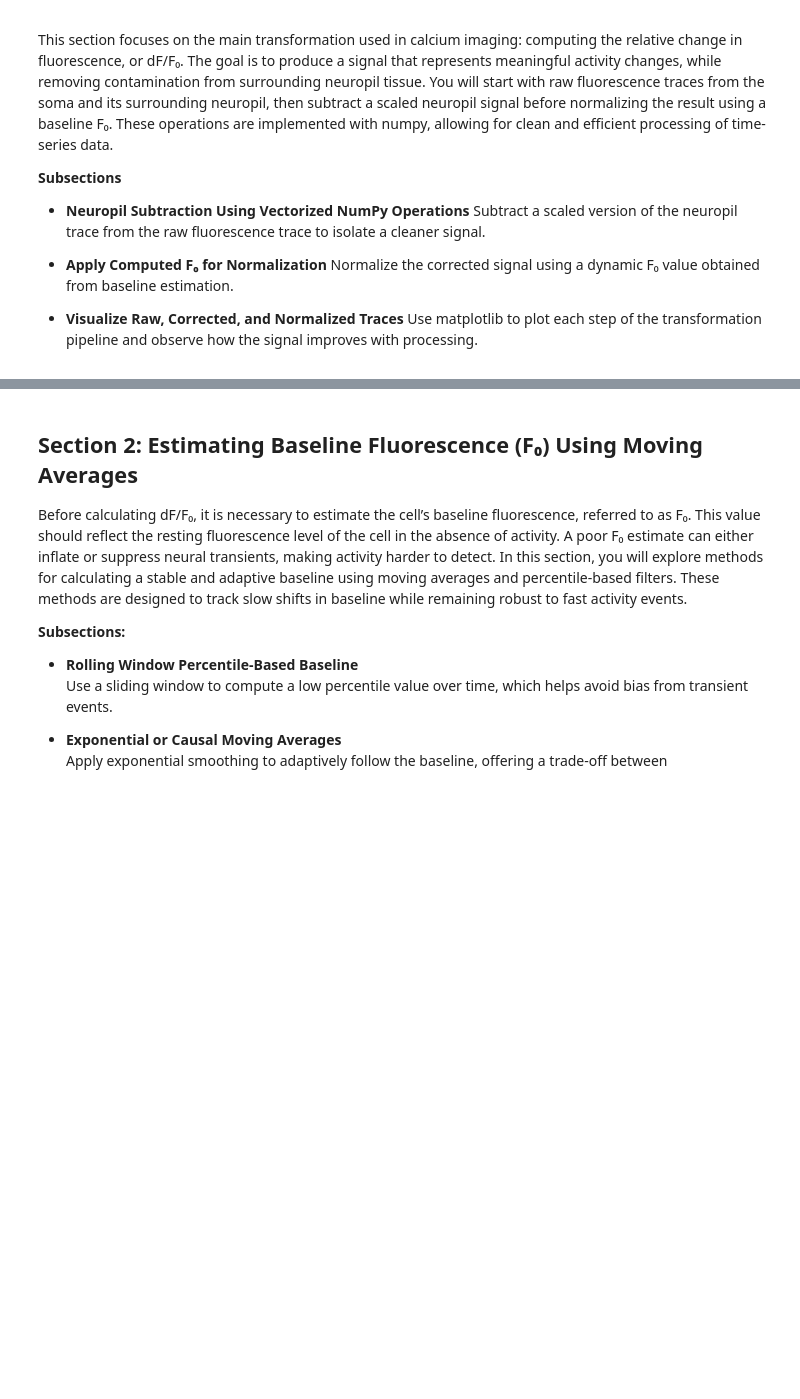
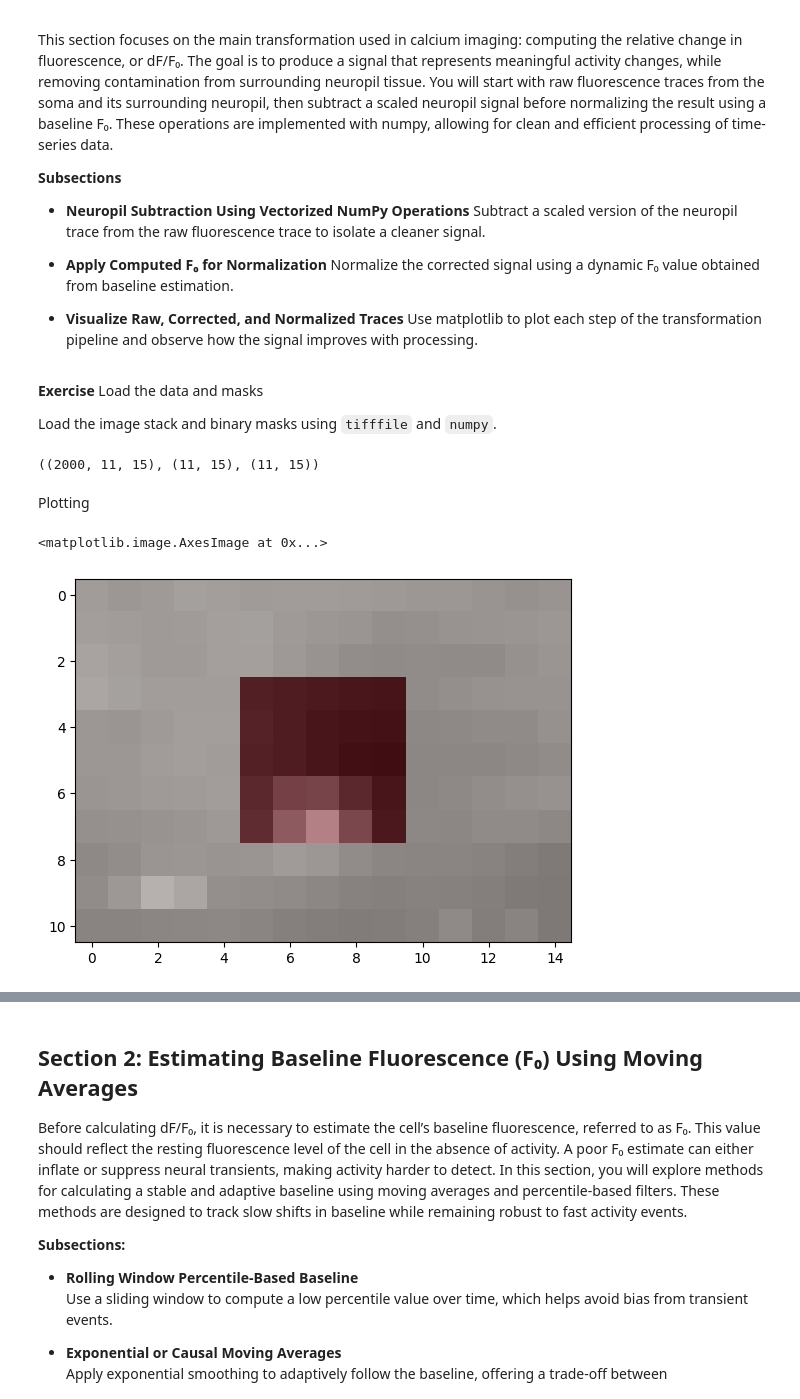
Before and after one commit to sangeethankumar/Courses, a Jupyter notebook: CalciumImaging/Draft1/04. Using the Neuropil to Get Better Cell Fluorescence Estimates.ipynb, the cells around one changed output, grey strips where cells are left out. Drawn from its saved outputs; the diff is of its cells as text; code cells hidden in the pictures; blank space fills up the shorter version.

```diff
--- a/CalciumImaging/Draft1/04. Using the Neuropil to Get Better Cell Fluorescence Estimates.ipynb
+++ b/CalciumImaging/Draft1/04. Using the Neuropil to Get Better Cell Fluorescence Estimates.ipynb
@@ -21,3 +25,23 @@ Normalize the corrected signal using a dynamic F₀ value obtained from baseline
 
 - **Visualize Raw, Corrected, and Normalized Traces**
 Use matplotlib to plot each step of the transformation pipeline and observe how the signal improves with processing.
+# %% [markdown]
+**Exercise** Load the data and masks
+
+Load the image stack and binary masks using `tifffile` and `numpy`.
+# %%
+data = tifffile.imread('data/cropped_bottom_neuron_2000frames.tif')
+cell_mask = np.load('data/cell_mask_small.npy')
+neuropil_mask = np.load('data/neuropil_mask_thin_annulus.npy')
+# %%
+data.shape, cell_mask.shape, neuropil_mask.shape
+# %% [output]
+((2000, 11, 15), (11, 15), (11, 15))
+# %% [markdown]
+Plotting
+# %%
+plt.imshow(data.mean(axis=0), cmap='gray')
+plt.imshow(cell_mask, cmap='Reds', alpha=0.5)
+# %% [output]
+<matplotlib.image.AxesImage at 0x...>
+[figure, added]
```
Also changed, not shown: parts of 16 cells of this notebook.
